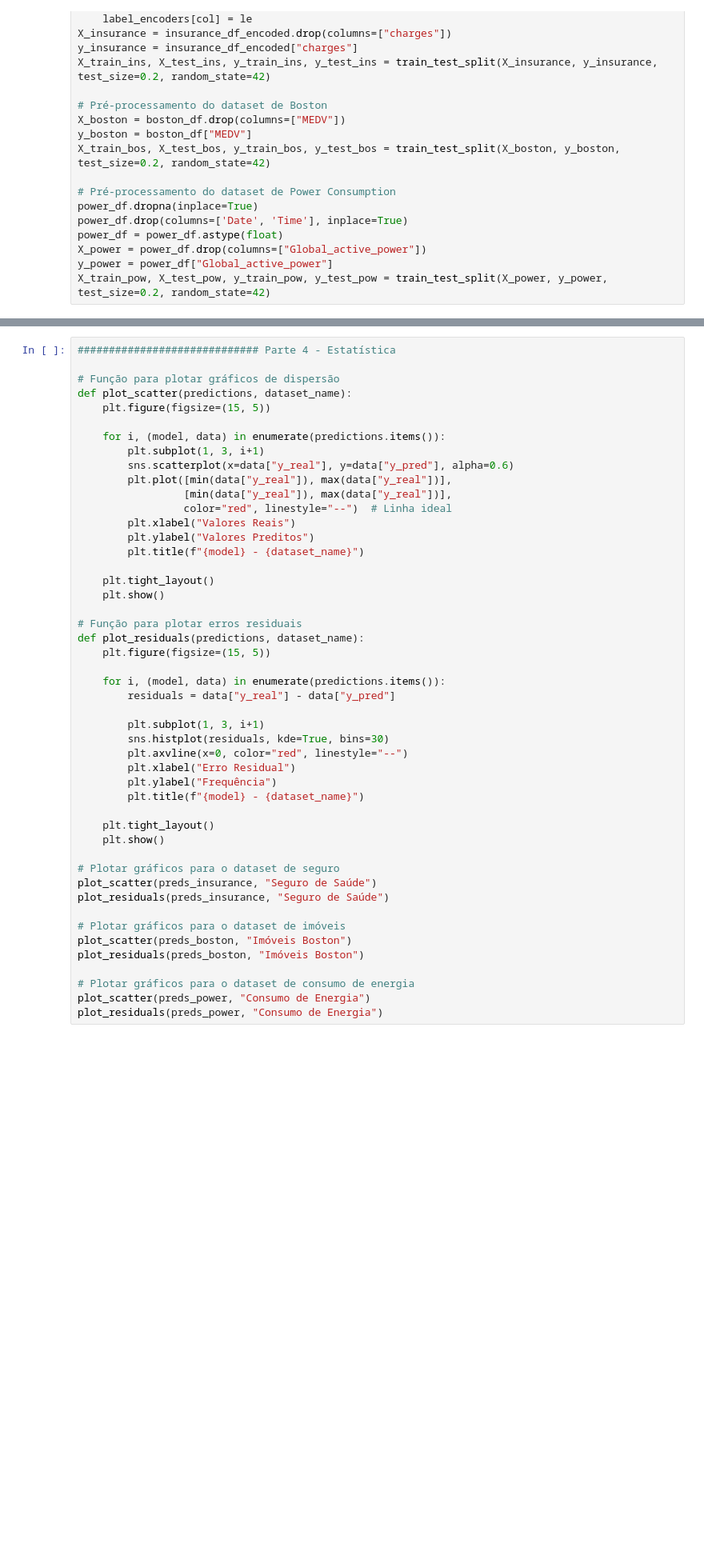
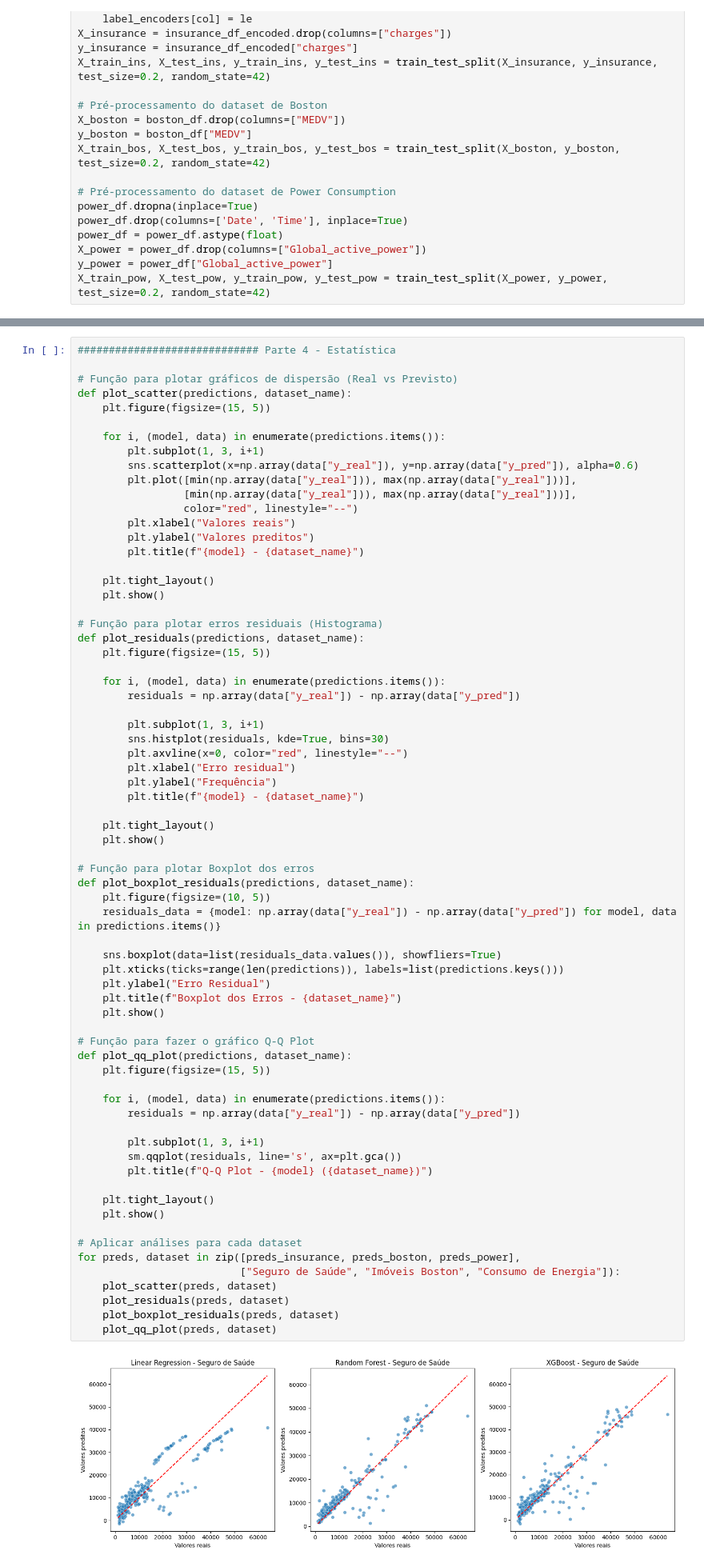
Before and after one commit to fco3lho/regression_and_classification_models, a Jupyter notebook: regression/regression.ipynb, the cells around one changed output, grey strips where cells are left out. Shown at 80% size. Saved outputs shown, nothing was run; the diff lists cells and outputs as text; blank space fills up the shorter version.

```diff
--- a/regression/regression.ipynb
+++ b/regression/regression.ipynb
@@ -113,48 +182,71 @@ print("\nresults_power: ", results_power)
 # %%
 ############################# Parte 4 - Estatística
 
-# Função para plotar gráficos de dispersão
+# Função para plotar gráficos de dispersão (Real vs Previsto)
 def plot_scatter(predictions, dataset_name):
     plt.figure(figsize=(15, 5))
 
     for i, (model, data) in enumerate(predictions.items()):
         plt.subplot(1, 3, i+1)
-        sns.scatterplot(x=data["y_real"], y=data["y_pred"], alpha=0.6)
-        plt.plot([min(data["y_real"]), max(data["y_real"])],
-                 [min(data["y_real"]), max(data["y_real"])],
-                 color="red", linestyle="--")  # Linha ideal
-        plt.xlabel("Valores Reais")
-        plt.ylabel("Valores Preditos")
+        sns.scatterplot(x=np.array(data["y_real"]), y=np.array(data["y_pred"]), alpha=0.6)
+        plt.plot([min(np.array(data["y_real"])), max(np.array(data["y_real"]))],
+                 [min(np.array(data["y_real"])), max(np.array(data["y_real"]))],
+                 color="red", linestyle="--")
+        plt.xlabel("Valores reais")
+        plt.ylabel("Valores preditos")
         plt.title(f"{model} - {dataset_name}")
 
     plt.tight_layout()
     plt.show()
 
-# Função para plotar erros residuais
+# Função para plotar erros residuais (Histograma)
 def plot_residuals(predictions, dataset_name):
     plt.figure(figsize=(15, 5))
 
     for i, (model, data) in enumerate(predictions.items()):
-        residuals = data["y_real"] - data["y_pred"]
+        residuals = np.array(data["y_real"]) - np.array(data["y_pred"])
 
         plt.subplot(1, 3, i+1)
         sns.histplot(residuals, kde=True, bins=30)
         plt.axvline(x=0, color="red", linestyle="--")
-        plt.xlabel("Erro Residual")
+        plt.xlabel("Erro residual")
         plt.ylabel("Frequência")
         plt.title(f"{model} - {dataset_name}")
 
     plt.tight_layout()
     plt.show()
 
-# Plotar gráficos para o dataset de seguro
-plot_scatter(preds_insurance, "Seguro de Saúde")
-plot_residuals(preds_insurance, "Seguro de Saúde")
+# Função para plotar Boxplot dos erros
+def plot_boxplot_residuals(predictions, dataset_name):
+    plt.figure(figsize=(10, 5))
+    residuals_data = {model: np.array(data["y_real"]) - np.array(data["y_pred"]) for model, data in predictions.items()}
 
-# Plotar gráficos para o dataset de imóveis
-plot_scatter(preds_boston, "Imóveis Boston")
-plot_residuals(preds_boston, "Imóveis Boston")
+    sns.boxplot(data=list(residuals_data.values()), showfliers=True)
+    plt.xticks(ticks=range(len(predictions)), labels=list(predictions.keys()))
+    plt.ylabel("Erro Residual")
+    plt.title(f"Boxplot dos Erros - {dataset_name}")
+    plt.show()
 
-# Plotar gráficos para o dataset de consumo de energia
-plot_scatter(preds_power, "Consumo de Energia")
-plot_residuals(preds_power, "Consumo de Energia")
+# Função para fazer o gráfico Q-Q Plot
+def plot_qq_plot(predictions, dataset_name):
+    plt.figure(figsize=(15, 5))
+
+    for i, (model, data) in enumerate(predictions.items()):
+        residuals = np.array(data["y_real"]) - np.array(data["y_pred"])
+
+        plt.subplot(1, 3, i+1)
+        sm.qqplot(residuals, line='s', ax=plt.gca())
+        plt.title(f"Q-Q Plot - {model} ({dataset_name})")
+
+    plt.tight_layout()
+    plt.show()
+
+# Aplicar análises para cada dataset
+for preds, dataset in zip([preds_insurance, preds_boston, preds_power],
+                          ["Seguro de Saúde", "Imóveis Boston", "Consumo de Energia"]):
+    plot_scatter(preds, dataset)
+    plot_residuals(preds, dataset)
+    plot_boxplot_residuals(preds, dataset)
+    plot_qq_plot(preds, dataset)
+# %% [output]
+[figure, added]
```
Also changed, not shown: parts of 4 cells of this notebook, 1 other file.
